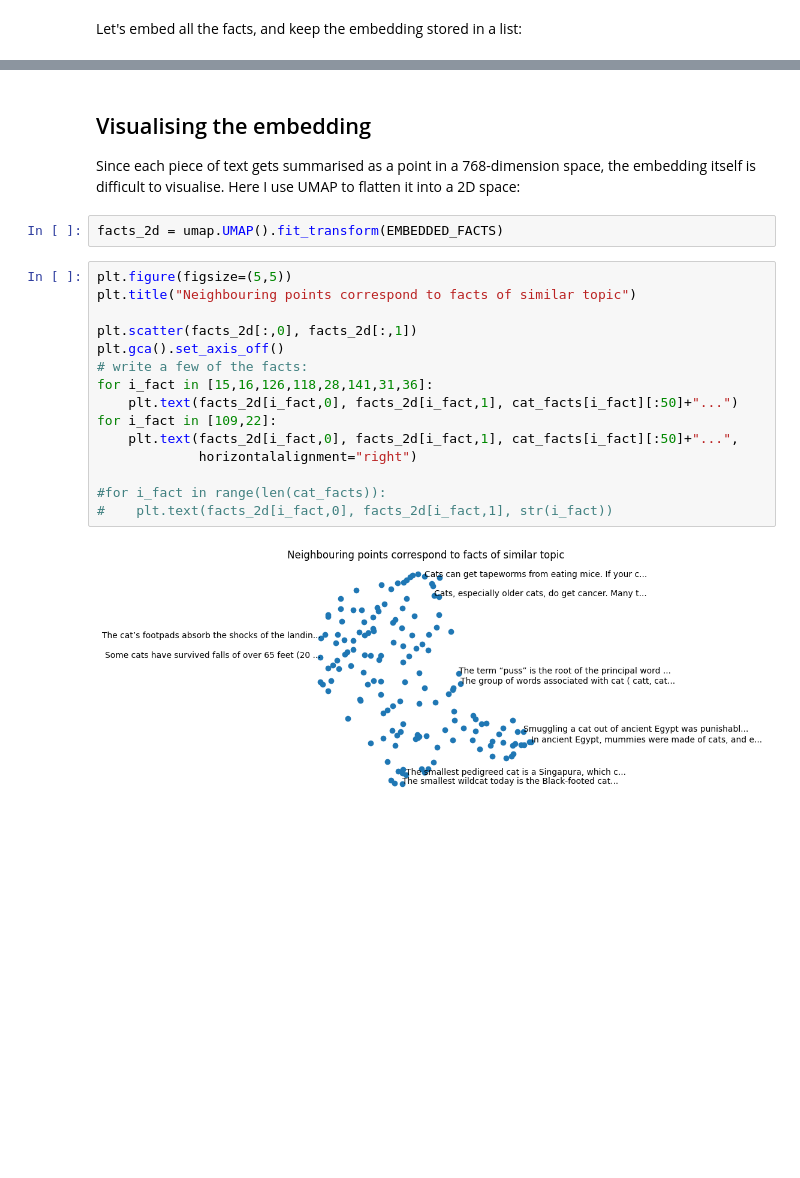
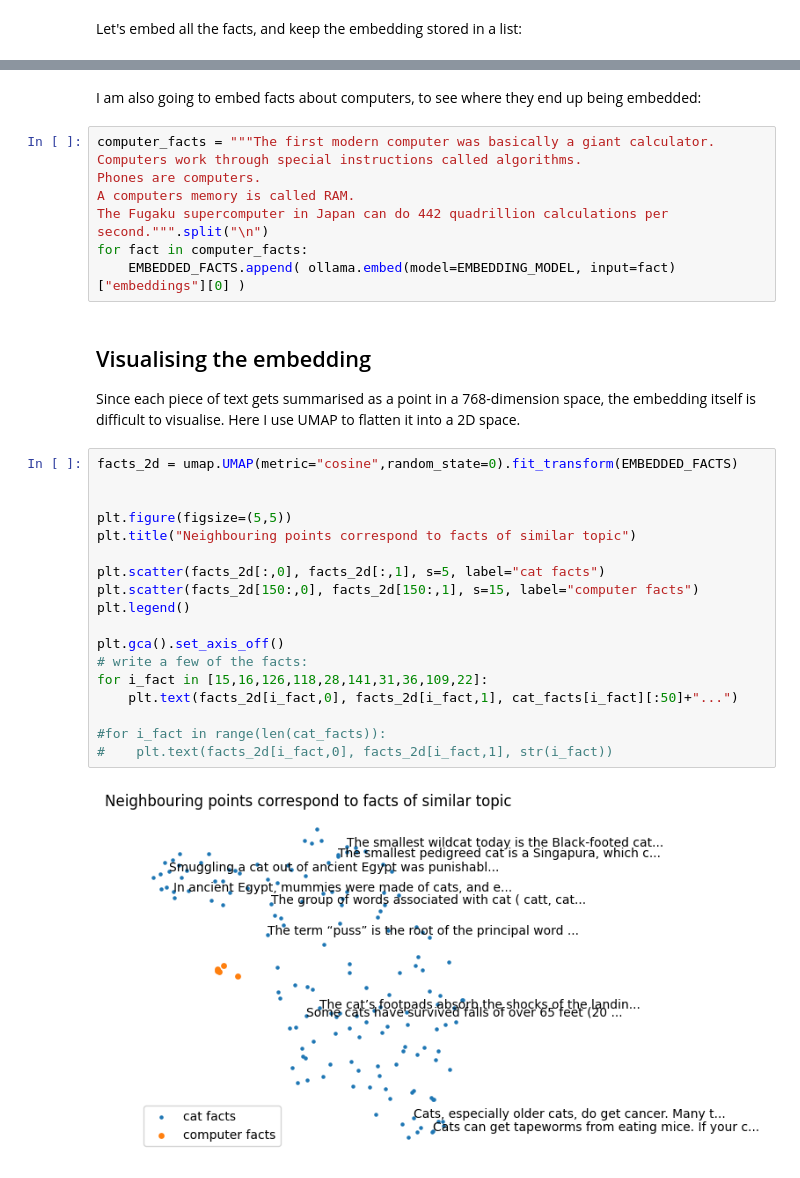
Before and after one commit to TristanCantatGaudin/gen-ai-ollama, a Jupyter notebook: 3_embedding_facts.ipynb, the cells around one changed output, grey strips where cells are left out. Cells and saved outputs as stored; diff of their text form; blank space fills up the shorter version.

Commit message:
add computer facts

```diff
--- a/3_embedding_facts.ipynb
+++ b/3_embedding_facts.ipynb
@@ -47,23 +47,34 @@ Wall time: 2.72 s
+# %% [markdown]
+I am also going to embed facts about computers, to see where they end up being embedded:
+# %%
+computer_facts = """The first modern computer was basically a giant calculator.
+Computers work through special instructions called algorithms.
+Phones are computers.
+A computers memory is called RAM.
+The Fugaku supercomputer in Japan can do 442 quadrillion calculations per second.""".split("\n")
+for fact in computer_facts:
+    EMBEDDED_FACTS.append( ollama.embed(model=EMBEDDING_MODEL, input=fact)["embeddings"][0] )
 # %% [markdown]
 ## Visualising the embedding
 
-Since each piece of text gets summarised as a point in a 768-dimension space, the embedding itself is difficult to visualise. Here I use UMAP to flatten it into a 2D space:
+Since each piece of text gets summarised as a point in a 768-dimension space, the embedding itself is difficult to visualise. Here I use UMAP to flatten it into a 2D space.
-# %%
-facts_2d = umap.UMAP().fit_transform(EMBEDDED_FACTS)
 # %%
+facts_2d = umap.UMAP(metric="cosine",random_state=0).fit_transform(EMBEDDED_FACTS)
+
+
 plt.figure(figsize=(5,5))
 plt.title("Neighbouring points correspond to facts of similar topic")
 
-plt.scatter(facts_2d[:,0], facts_2d[:,1])
+plt.scatter(facts_2d[:,0], facts_2d[:,1], s=5, label="cat facts")
+plt.scatter(facts_2d[150:,0], facts_2d[150:,1], s=15, label="computer facts")
+plt.legend()
+
 plt.gca().set_axis_off()
 # write a few of the facts:
-for i_fact in [15,16,126,118,28,141,31,36]:
+for i_fact in [15,16,126,118,28,141,31,36,109,22]:
     plt.text(facts_2d[i_fact,0], facts_2d[i_fact,1], cat_facts[i_fact][:50]+"...")
-for i_fact in [109,22]:
-    plt.text(facts_2d[i_fact,0], facts_2d[i_fact,1], cat_facts[i_fact][:50]+"...",
-             horizontalalignment="right")
 
 #for i_fact in range(len(cat_facts)):
 #    plt.text(facts_2d[i_fact,0], facts_2d[i_fact,1], str(i_fact))
 # %% [output]
-[figure, old version]
+[figure, new version]
```
Also changed, not shown: parts of 1 cell of this notebook.
